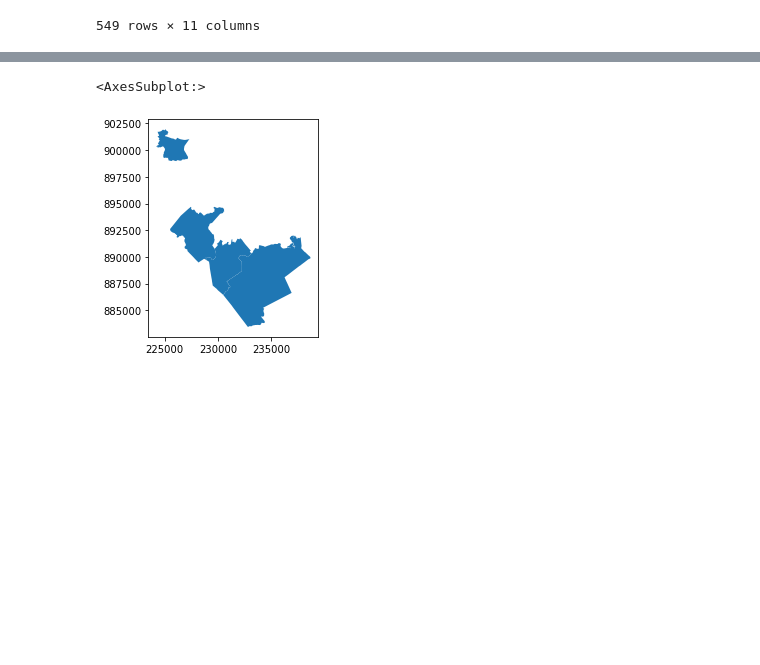
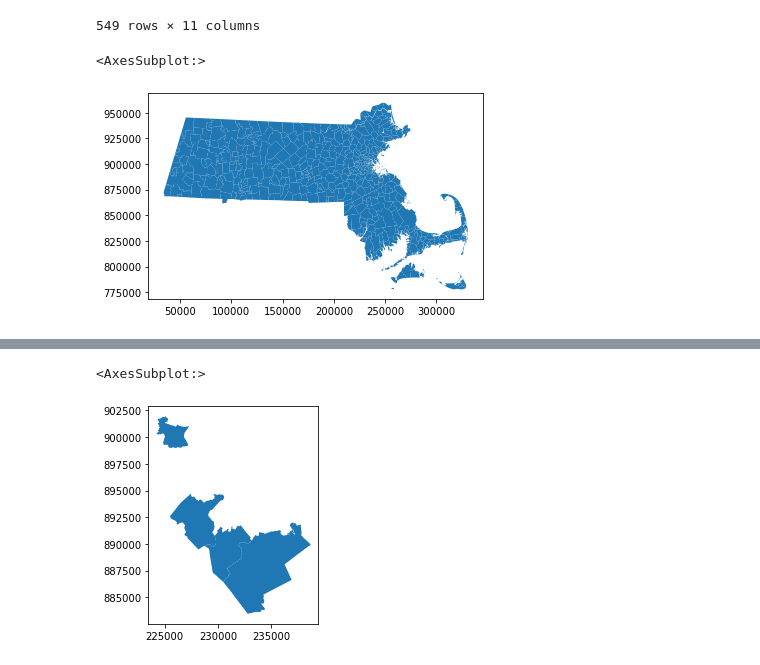
Before and after one commit to ghostpress/ma-solar, a Jupyter notebook: code/initViz.ipynb, the cells around one changed output, grey strips where cells are left out. Cells and saved outputs as stored; diff of their text form; code cells hidden in the pictures; blank space fills up the shorter version.

```diff
--- a/code/initViz.ipynb
+++ b/code/initViz.ipynb
@@ -54,6 +54,11 @@ zipsMA
 | 547 | 02723 | FALL RIVER | NON UNIQUE | FALL RIVER | 23000 | FALL RIVER | BRISTOL | 1.848472 | 4.787521e+06 | 10099.578308 | ... |
 | 548 | 02152 | WINTHROP | NON UNIQUE | WINTHROP | 80965 | WINTHROP, TOWN OF | SUFFOLK | 1.796629 | 4.653249e+06 | 17191.803146 | ... |
 549 rows × 11 columns
+# %%
+zipsMA.plot()
+# %% [output]
+<AxesSubplot:>
+[figure, added]
 # %%
 # Isolate Newton, Milton, Hyde Park, and West Roxbury
 
```
Also changed, not shown: parts of 21 cells of this notebook.
